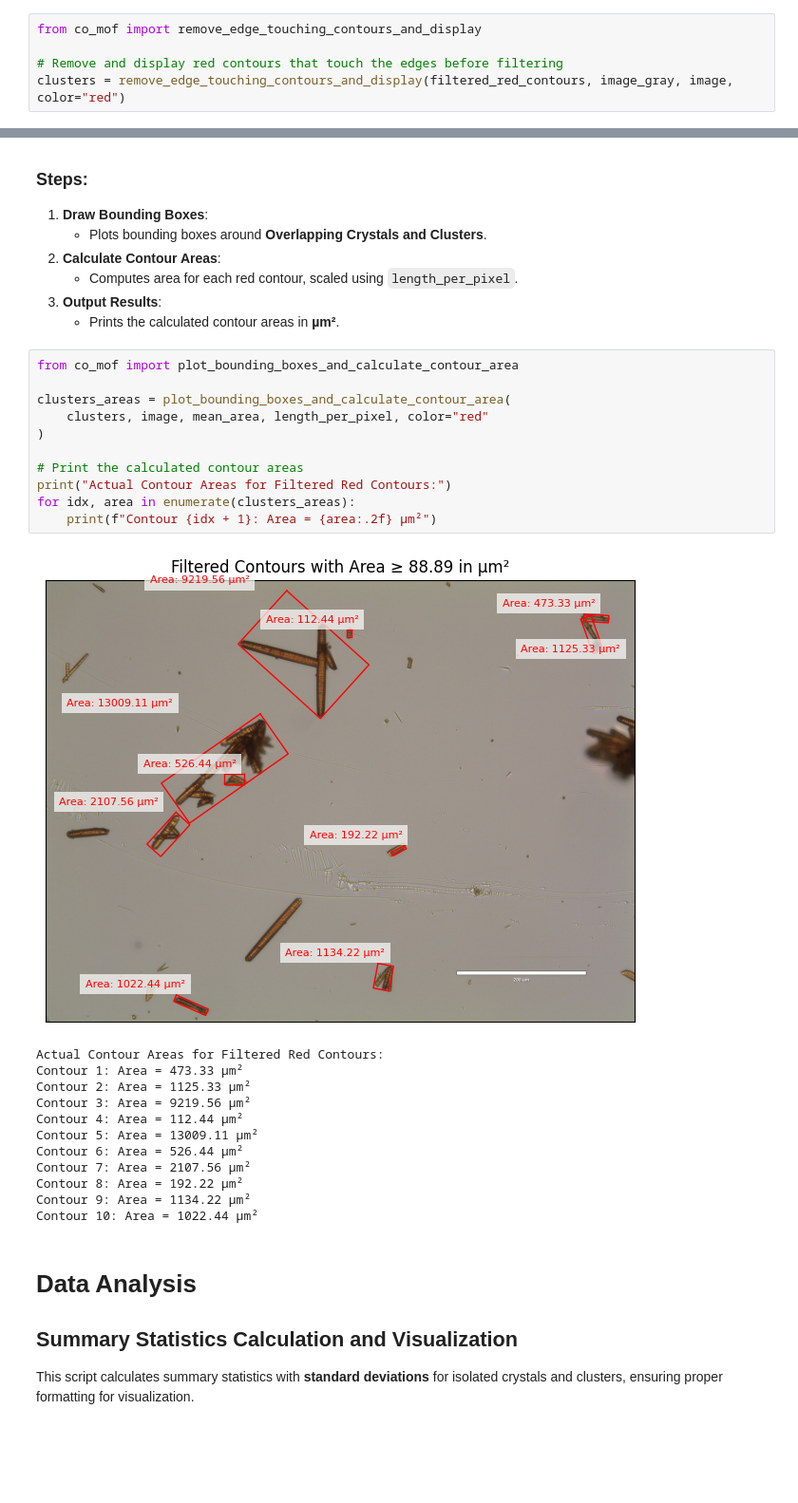
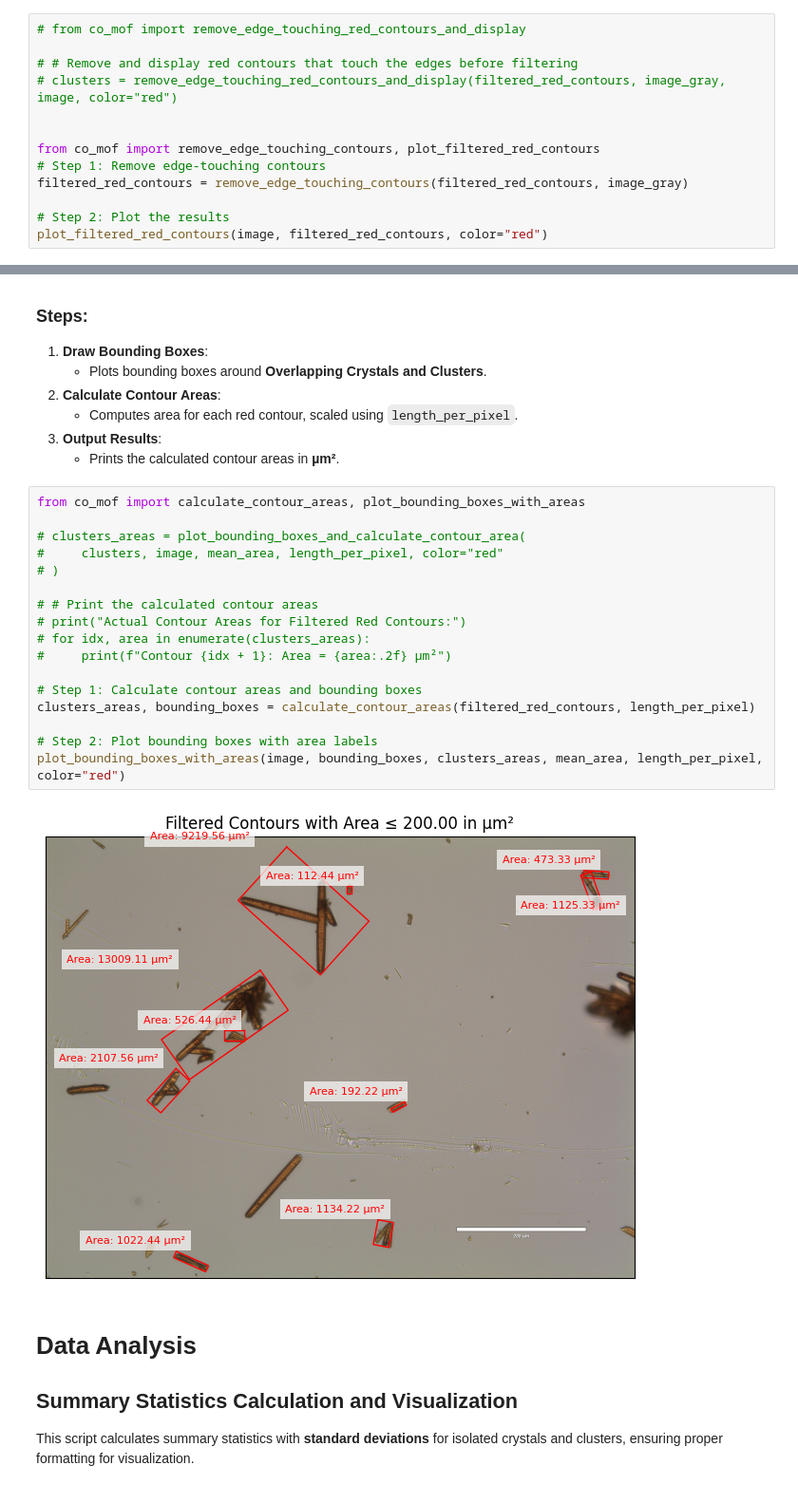
Before and after one commit to uwsunlab/Co-MOF, a Jupyter notebook: MOF_Project_DataAnalysis.ipynb, the cells around one changed output, grey strips where cells are left out. Shown at 95% size. Cells and saved outputs as stored; diff of their text form; blank space fills up the shorter version.

```diff
--- a/MOF_Project_DataAnalysis.ipynb
+++ b/MOF_Project_DataAnalysis.ipynb
@@ -286,8 +270,16 @@ This script filters out **red contours** that touch the image edges before furth
 3. **Display Results**:
    - Overlays the remaining ** filtered red contours** on the original image for visualization.
 # %%
-from co_mof import remove_edge_touching_contours_and_display
+# from co_mof import remove_edge_touching_red_contours_and_display
 
-# Remove and display red contours that touch the edges before filtering
-clusters = remove_edge_touching_contours_and_display(filtered_red_contours, image_gray, image, color="red")
+# # Remove and display red contours that touch the edges before filtering
+# clusters = remove_edge_touching_red_contours_and_display(filtered_red_contours, image_gray, image, color="red")
+
+
+from co_mof import remove_edge_touching_contours, plot_filtered_red_contours
+# Step 1: Remove edge-touching contours
+filtered_red_contours = remove_edge_touching_contours(filtered_red_contours, image_gray)
+
+# Step 2: Plot the results
+plot_filtered_red_contours(image, filtered_red_contours, color="red")
 # %% [output]
@@ -305,29 +297,24 @@ This script calculates the **areas of red clusters** and overlays their bounding
 3. **Output Results**:
    - Prints the calculated contour areas in **µm²**.
 # %%
-from co_mof import plot_bounding_boxes_and_calculate_contour_area
+from co_mof import calculate_contour_areas, plot_bounding_boxes_with_areas
 
-clusters_areas = plot_bounding_boxes_and_calculate_contour_area(
-    clusters, image, mean_area, length_per_pixel, color="red"
-)
+# clusters_areas = plot_bounding_boxes_and_calculate_contour_area(
+#     clusters, image, mean_area, length_per_pixel, color="red"
+# )
 
-# Print the calculated contour areas
-print("Actual Contour Areas for Filtered Red Contours:")
-for idx, area in enumerate(clusters_areas):
-    print(f"Contour {idx + 1}: Area = {area:.2f} µm²")
+# # Print the calculated contour areas
+# print("Actual Contour Areas for Filtered Red Contours:")
+# for idx, area in enumerate(clusters_areas):
+#     print(f"Contour {idx + 1}: Area = {area:.2f} µm²")
+
+# Step 1: Calculate contour areas and bounding boxes
+clusters_areas, bounding_boxes = calculate_contour_areas(filtered_red_contours, length_per_pixel)
+
+# Step 2: Plot bounding boxes with area labels
+plot_bounding_boxes_with_areas(image, bounding_boxes, clusters_areas, mean_area, length_per_pixel, color="red")
 # %% [output]
-[figure, old version]
+[figure, new version]
-Actual Contour Areas for Filtered Red Contours:
-Contour 1: Area = 473.33 µm²
-Contour 2: Area = 1125.33 µm²
-Contour 3: Area = 9219.56 µm²
-Contour 4: Area = 112.44 µm²
-Contour 5: Area = 13009.11 µm²
-Contour 6: Area = 526.44 µm²
-Contour 7: Area = 2107.56 µm²
-Contour 8: Area = 192.22 µm²
-Contour 9: Area = 1134.22 µm²
-Contour 10: Area = 1022.44 µm²
 # %% [markdown]
 # Data Analysis
 
```
Also changed, not shown: parts of 14 cells of this notebook, 2 other files.
